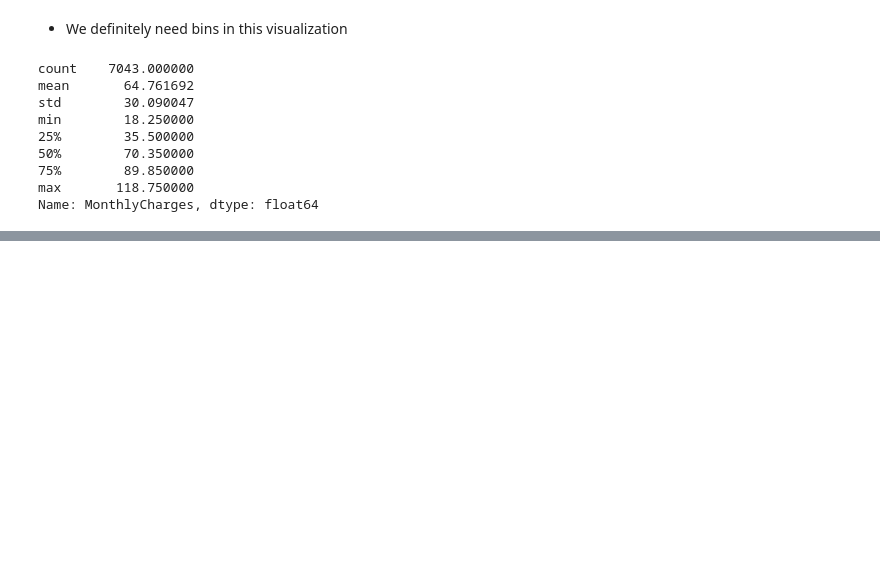
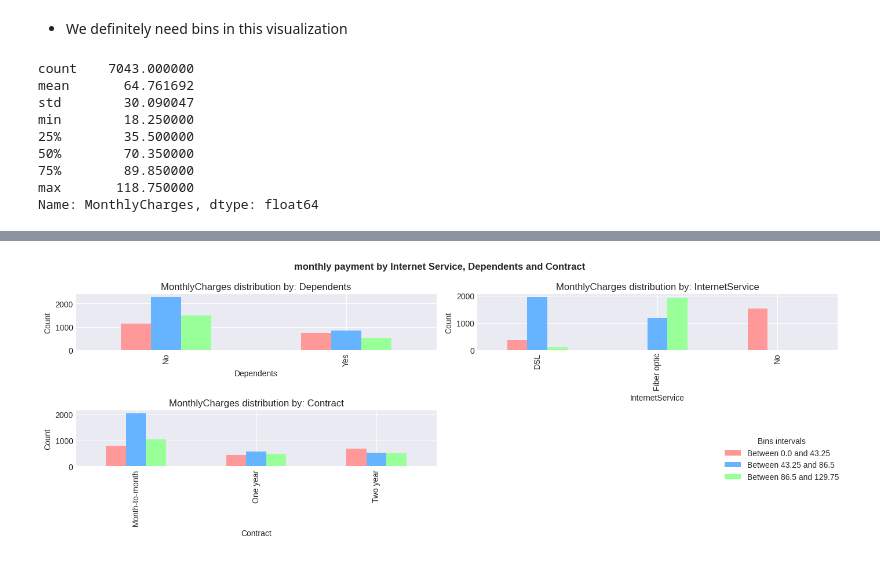
Before and after one commit to hajarmst211/customer_churn_prediction, a Jupyter notebook: notebooks/exploration.ipynb, the cells around one changed output, grey strips where cells are left out. Cells and saved outputs as stored; diff of their text form; code cells hidden in the pictures; blank space fills up the shorter version.

```diff
--- a/notebooks/exploration.ipynb
+++ b/notebooks/exploration.ipynb
@@ -320,26 +350,66 @@ plt.boxplot(x= df["MonthlyCharges"])
+# %%
+def create_labels(bins):
+    labels=[]
+    for i in range(1,len(bins)):
+        if i == 0:
+            labels.append(f"Less than {bins[i]}")
+        elif i == len(bins):
+            labels.append(f"More than {bins[i]}")
+        else:
+            labels.append(f"Between {bins[i-1]} and {bins[i]}")
+
+    return labels
 # %%
 def monthly_payment_by_column():
     columns = ["Dependents", "InternetService", "Contract"]
     n_rows = (len(columns)+1)//2
-    figure, axes = plt.subplots(n_rows ,2, figsize = (14,2*n_rows), constrained_layout=True)
+    figure, axes = plt.subplots(n_rows ,2, figsize = (14,2.5*n_rows), constrained_layout=False)
     axes = axes.flatten()
 
+    bins = create_bins()
+    labels = create_labels(bins)
+
+    df['MonthlyCharges_Bin'] = pd.cut(
+                                      df['MonthlyCharges'],
+                                      bins=bins,
+                                      labels=labels,
+                                      right=False)
     for i,column in enumerate(columns):
         counts = (
-                df.groupby([column,"MonthlyCharges"])["MonthlyCharges"]
+                df.groupby([column,"MonthlyCharges_Bin"])["MonthlyCharges_Bin"]
                   .size()
                   .unstack(fill_value=0)
                 )
         counts.plot(
                     kind='bar',
-                    color =['#ff9999','#66b3ff'],
-                    ax = axes[i]
+                    color =['#ff9999','#66b3ff','#99ff99'],
+                    ax = axes[i],
+                    legend=False
                     )
 
         axes[i].set_title(f"MonthlyCharges distribution by: {column}")
         axes[i].set_ylabel("Count")
         axes[i].set_xlabel(column)
 
+    for j in range(len(columns), len(axes)):
+        axes[j].set_visible(False)
+
+    figure.legend(labels,
+                  title="Bins intervals",
+                  loc='center right',
+                  bbox_to_anchor=(1, 0.3)
+                 )
+
+    figure.suptitle(
+                    "monthly payment by Internet Service, Dependents and Contract ",
+                    fontweight='bold',
+
+                    )
+
+
+    figure.tight_layout()
     plt.show()
 
 monthly_payment_by_column()
+# %% [output]
+[figure, added]
```
Also changed, not shown: parts of 9 cells of this notebook.
